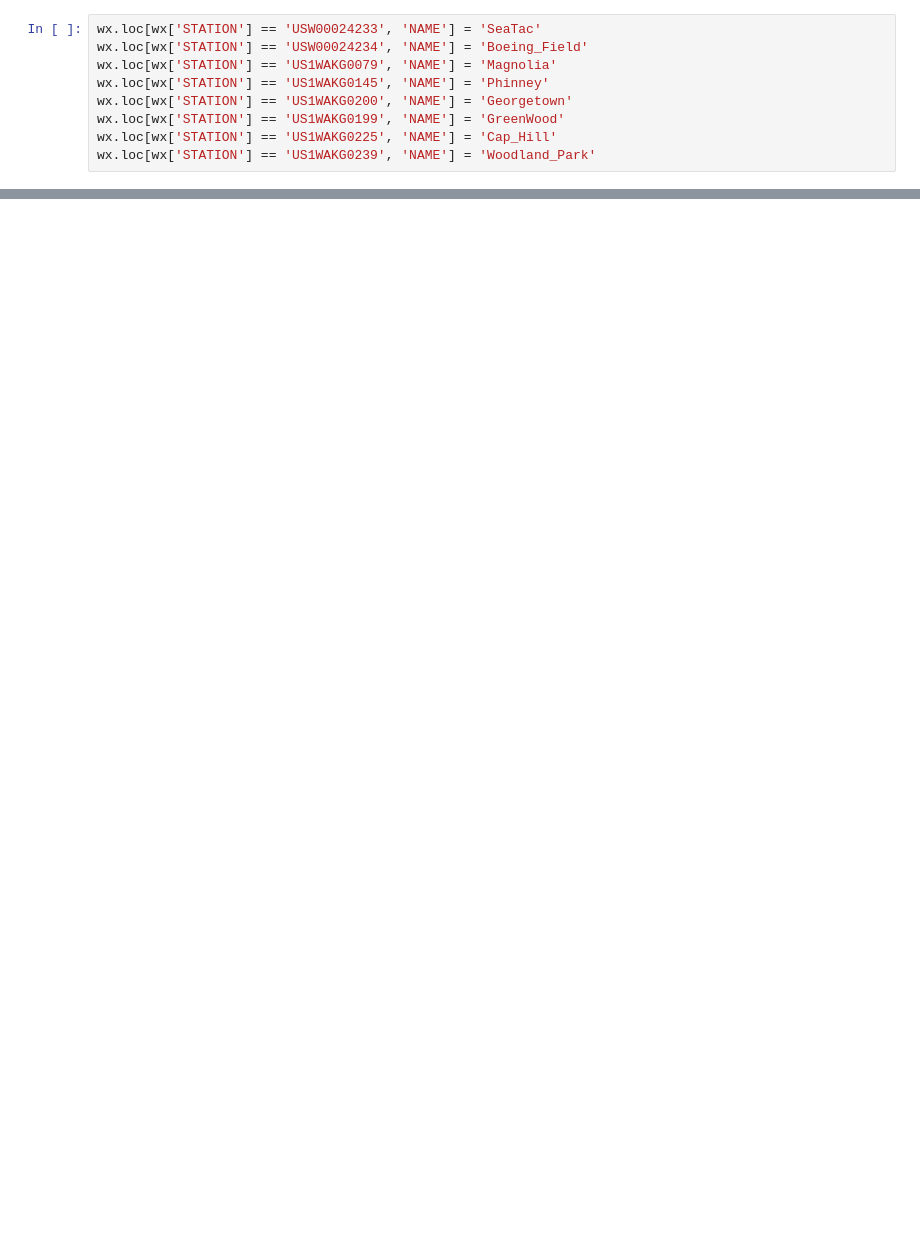
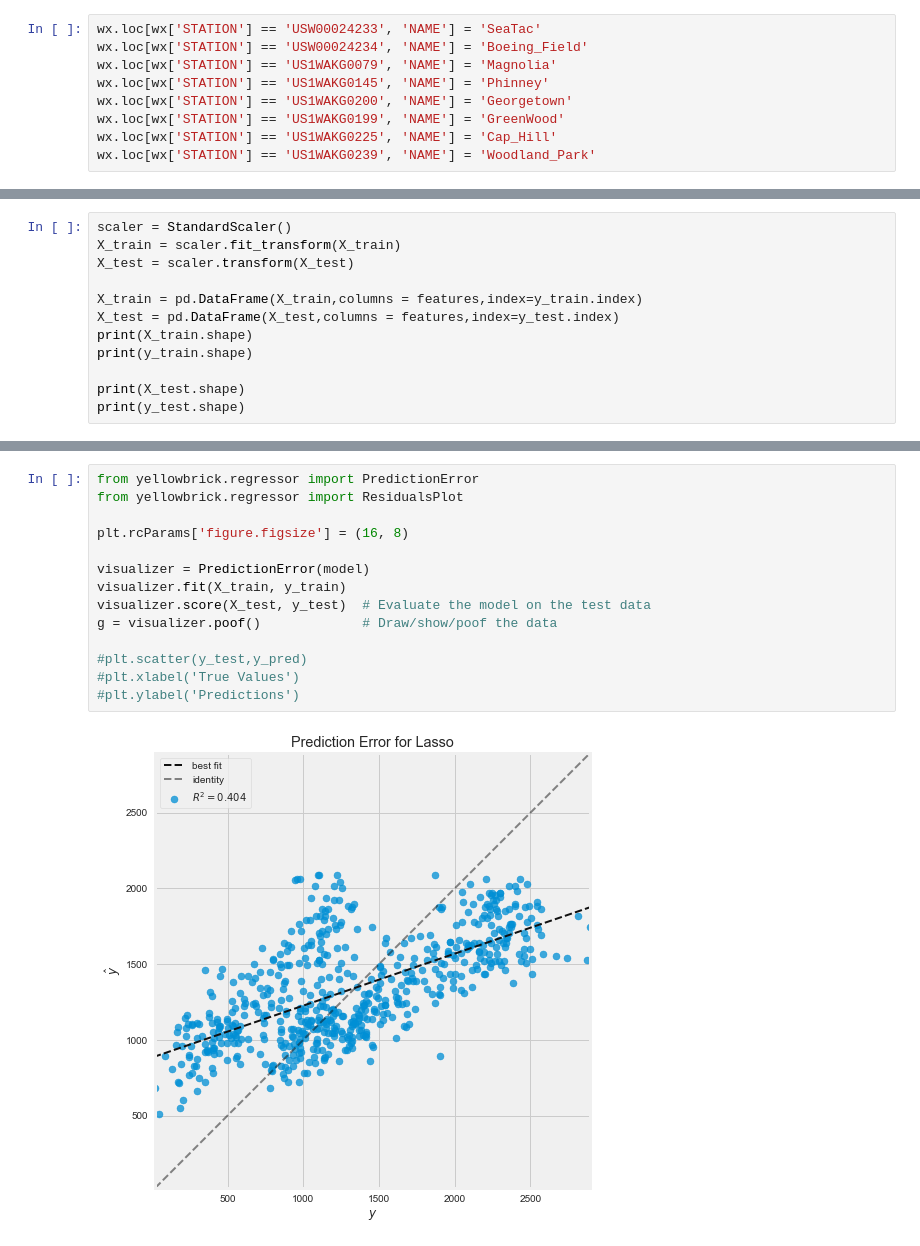
Before and after one commit to codyRing/Data_Science_Captstone, a Jupyter notebook: Fremont_Simple_Linear.ipynb, the cells around one changed output, grey strips where cells are left out. Drawn from its saved outputs; the diff is of its cells as text; blank space fills up the shorter version.

```diff
--- a/Fremont_Simple_Linear.ipynb
+++ b/Fremont_Simple_Linear.ipynb
@@ -70,0 +185,12 @@ X_train, X_test, y_train, y_test = train_test_split(X, y,random_state= 23)
+# %%
+scaler = StandardScaler()
+X_train = scaler.fit_transform(X_train)
+X_test = scaler.transform(X_test)
+
+X_train = pd.DataFrame(X_train,columns = features,index=y_train.index)
+X_test = pd.DataFrame(X_test,columns = features,index=y_test.index)
+print(X_train.shape)
+print(y_train.shape)
+
+print(X_test.shape)
+print(y_test.shape)
@@ -71 +221,17 @@ X_train, X_test, y_train, y_test = train_test_split(X, y,random_state= 23)
+# %%
+from yellowbrick.regressor import PredictionError
+from yellowbrick.regressor import ResidualsPlot
+
+plt.rcParams['figure.figsize'] = (16, 8)
+
+visualizer = PredictionError(model)
+visualizer.fit(X_train, y_train)
+visualizer.score(X_test, y_test)  # Evaluate the model on the test data
+g = visualizer.poof()             # Draw/show/poof the data
+
+#plt.scatter(y_test,y_pred)
+#plt.xlabel('True Values')
+#plt.ylabel('Predictions')
+# %% [output]
+[figure, added]
 # %%
```
Also changed, not shown: parts of 23 cells of this notebook, 2 other files.
